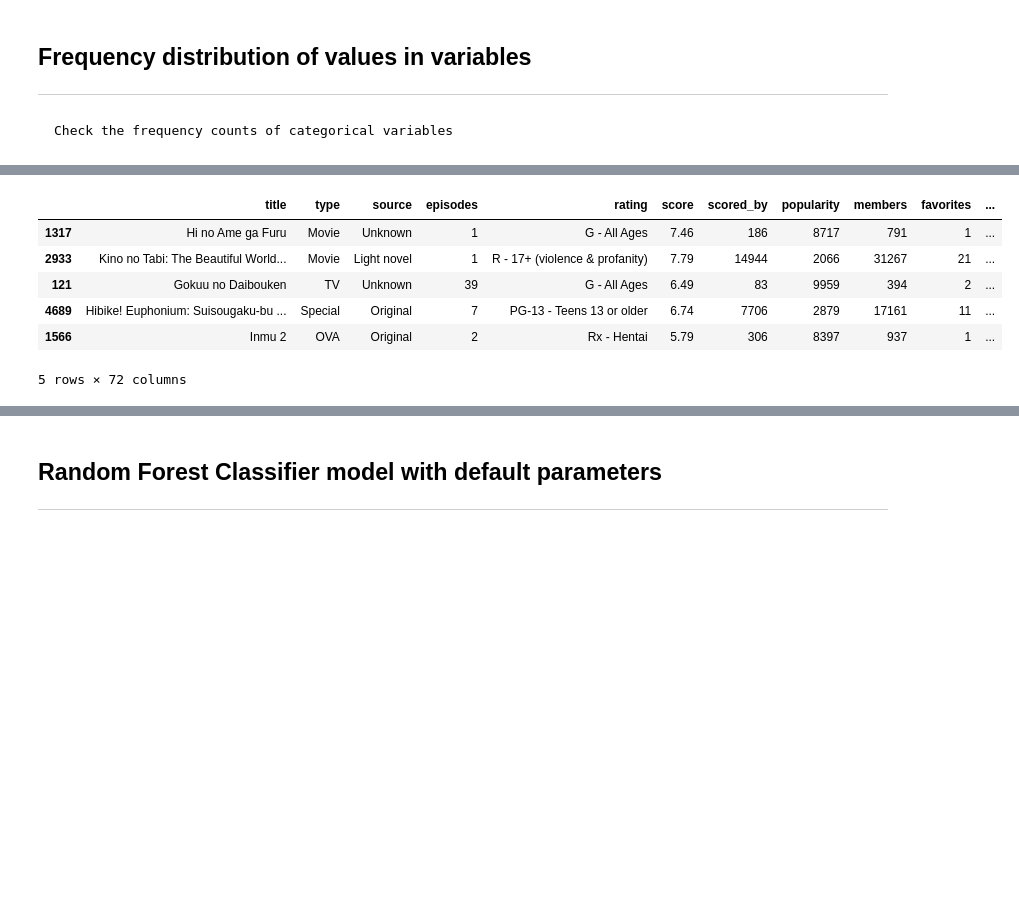
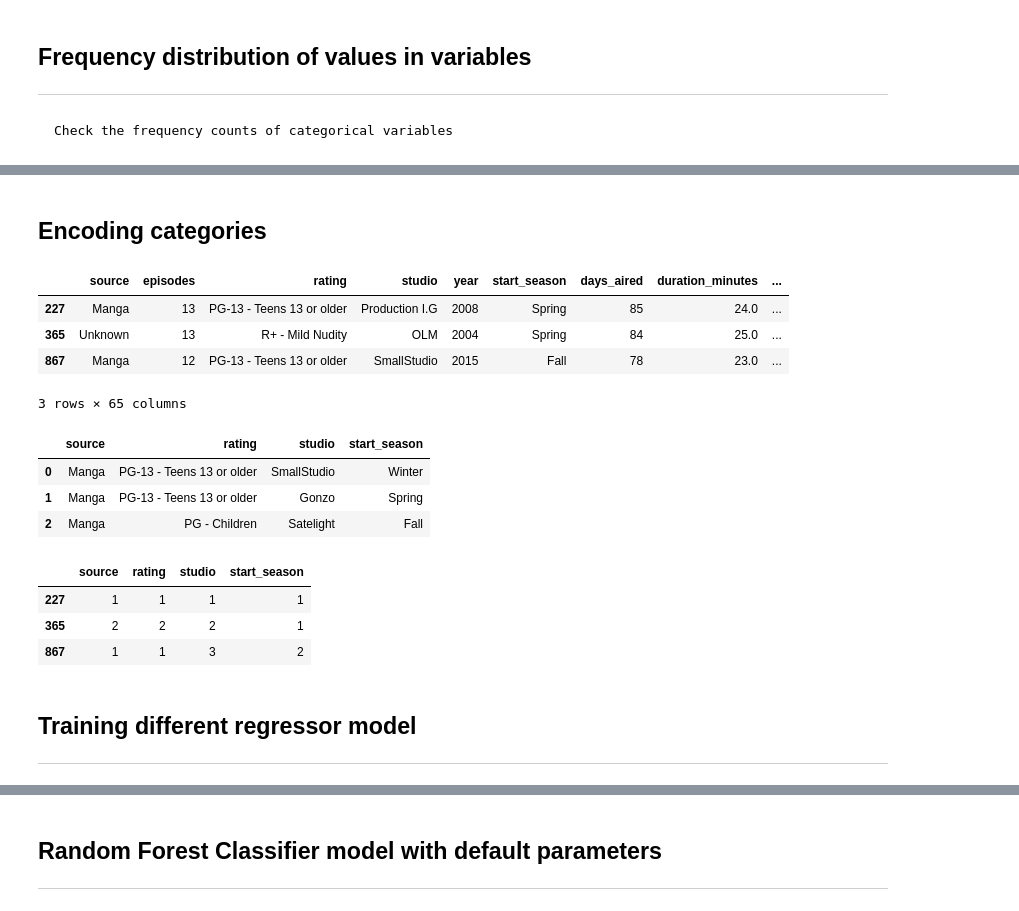
Before and after one commit to TanGuiShan/mini_project, a Jupyter notebook: Random Forest Classifer.ipynb, the cells around one changed output, grey strips where cells are left out. Saved outputs shown, nothing was run; the diff lists cells and outputs as text; code cells hidden in the pictures; blank space fills up the shorter version.

Commit message:
Update random forest
- convert object to numeric
- calculate regressor
- create tree
- calculate TPR and TNR
- create matrix

```diff
--- a/Random Forest Classifer.ipynb
+++ b/Random Forest Classifer.ipynb
@@ -21,6 +21,6 @@ import matplotlib.pyplot as plt # data visualization
 import seaborn as sns # statistical data visualization
 %matplotlib inline
 # %%
-animelist_df = pd.read_csv('DataSets/Cleaned data/data_cleaned.csv')
+animelist_df = pd.read_csv('DataSets/Cleaned data/tv_only_success_metric.csv')
 animelist_df.shape
 # %% [output]
@@ -38,4 +38,5 @@ animelist_df.head()
 # %%
+animelist_df = animelist_df.drop(columns = ['rank'])
 animelist_df.info()
 # %% [output]
 <class 'pandas.core.frame.DataFrame'>
@@ -58,3 +58,0 @@ memory usage: 5.2+ MB
-# %%
-animelist_df = animelist_df.drop(columns=['status','airing','aired_from','aired_to'])
-animelist_df.info()
@@ -210,7 +158,7 @@ start_season
 # %%
-X = animelist_df.drop(['rank'], axis=1)
+X = animelist_df.drop(['success', 'title'], axis=1)
 
-y = animelist_df['rank']
+y = animelist_df['success']
 # %%
 # split data into training and testing sets
 from sklearn.model_selection import train_test_split
@@ -246,19 +172,37 @@ memory usage: 3.8+ MB
+# %% [markdown]
+## Encoding categories
 # %%
-X_train.head()
+X_train.head(3)
 # %% [output]
-|  | title | type | source | episodes | rating | score | scored_by | popularity | members | favorites | ... |
-| 1317 | Hi no Ame ga Furu | Movie | Unknown | 1 | G - All Ages | 7.46 | 186 | 8717 | 791 | 1 | ... |
-| 2933 | Kino no Tabi: The Beautiful World... | Movie | Light novel | 1 | R - 17+ (violence & profanity) | 7.79 | 14944 | 2066 | 31267 | 21 | ... |
-| 121 | Gokuu no Daibouken | TV | Unknown | 39 | G - All Ages | 6.49 | 83 | 9959 | 394 | 2 | ... |
-| 4689 | Hibike! Euphonium: Suisougaku-bu ... | Special | Original | 7 | PG-13 - Teens 13 or older | 6.74 | 7706 | 2879 | 17161 | 11 | ... |
-| 1566 | Inmu 2 | OVA | Original | 2 | Rx - Hentai | 5.79 | 306 | 8397 | 937 | 1 | ... |
+|  | source | episodes | rating | studio | year | start_season | days_aired | duration_minutes | ... |
+| 227 | Manga | 13 | PG-13 - Teens 13 or older | Production I.G | 2008 | Spring | 85 | 24.0 | ... |
+| 365 | Unknown | 13 | R+ - Mild Nudity | OLM | 2004 | Spring | 84 | 25.0 | ... |
+| 867 | Manga | 12 | PG-13 - Teens 13 or older | SmallStudio | 2015 | Fall | 78 | 23.0 | ... |
-5 rows × 72 columns
+3 rows × 65 columns
+# %%
+printlist = pd.DataFrame(animelist_df[object_columns])
+printlist.head(3)
+# %% [output]
+|  | source | rating | studio | start_season |
+| 0 | Manga | PG-13 - Teens 13 or older | SmallStudio | Winter |
+| 1 | Manga | PG-13 - Teens 13 or older | Gonzo | Spring |
+| 2 | Manga | PG - Children | Satelight | Fall |
 # %%
 import category_encoders as ce
 
 # Encode categorical variables with ordinal encoding
-encoder = ce.OrdinalEncoder(cols=['title','studio','type','source', 'rating', 'start_season'])
-
+encoder = ce.OrdinalEncoder(object_columns)
 
 X_train = encoder.fit_transform(X_train)
 X_test = encoder.transform(X_test)
+
+X_train[object_columns].head(3)
+#X_train
+# %% [output]
+|  | source | rating | studio | start_season |
+| 227 | 1 | 1 | 1 | 1 |
+| 365 | 2 | 2 | 2 | 1 |
+| 867 | 1 | 1 | 3 | 2 |
+# %% [markdown]
+## Training different regressor model
+---
```
Also changed, not shown: parts of 45 cells of this notebook, 1 other file.
